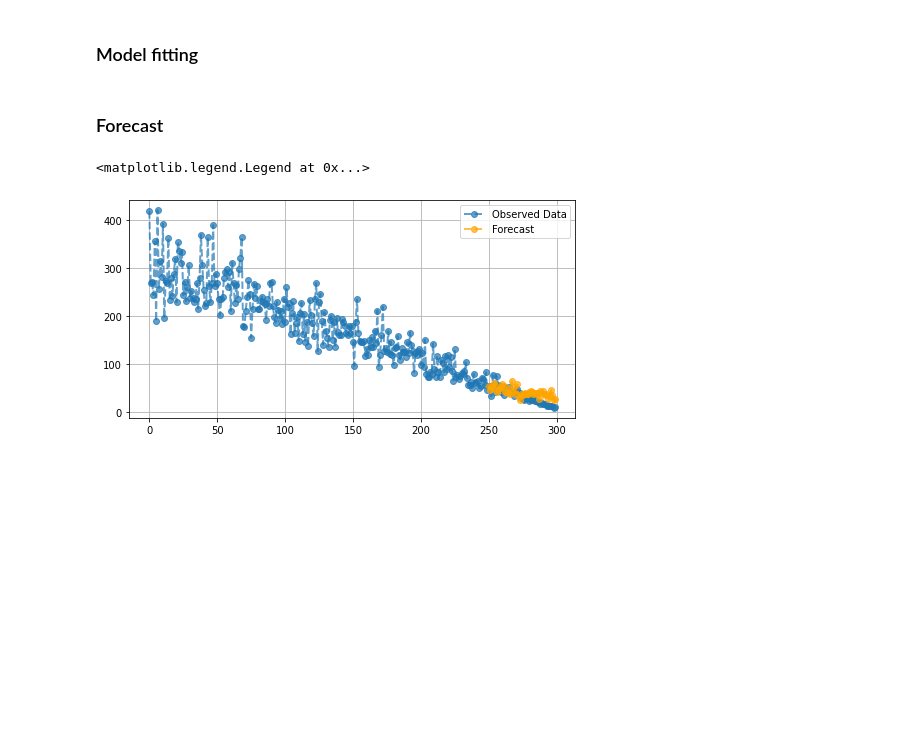
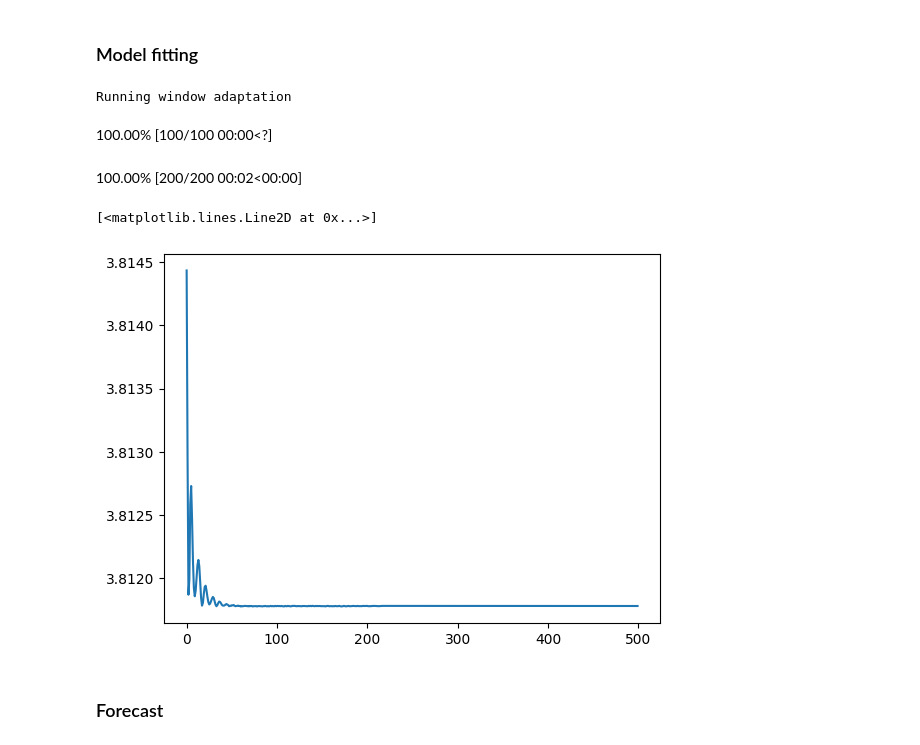
Before and after one commit to probml/sts-jax, a Jupyter notebook: sts_jax/structural_time_series/demos/sts_poisson_demo.ipynb, the cells around one changed output. Drawn from its saved outputs; the diff is of its cells as text; code cells hidden in the pictures; blank space fills up the shorter version.

```diff
--- a/sts_jax/structural_time_series/demos/sts_poisson_demo.ipynb
+++ b/sts_jax/structural_time_series/demos/sts_poisson_demo.ipynb
@@ -220,40 +89,22 @@ counts_predict = counts[-num_forecast_steps:]
 trend = sts.LocalLinearTrend()
 model = sts.StructuralTimeSeries([trend],
                                  obs_distribution='Poisson',
-                                 obs_time_series=counts_training)
+                                 obs_time_series=counts_training,
+                                 constant_offset=False)
 # %% [markdown]
 ### Model fitting
-# %%
-# Fit the model using HMC
-obs_time_series = counts_training
-key = jr.PRNGKey(0)
-sample_size = 200
-
-parameter_samples = model.fit_mle(key, sample_size, observed_time_series,
-                                  inputs=None, warmup_steps=200, num_integration_steps=10)
+# %%
+# Fit the model using HMC
+opt_param, _losses = model.fit_mle(counts_training, num_steps=500)
+param_samples, _log_probs = model.fit_hmc(
+    num_samples=200, obs_time_series=counts_training, initial_params=opt_param)
+
+plt.plot(_losses)
+# %% [output]
+Running window adaptation
+100.00% [100/100 00:00<?]
+100.00% [200/200 00:02<00:00]
+[<matplotlib.lines.Line2D at 0x...>]
+[figure, added]
 # %% [markdown]
 ### Forecast
-# %%
-forecasts = model.forecast(jr.PRNGKey(0), observed_time_series, parameter_samples, num_timesteps_forecast)
-forecast_means = jnp.median(jnp.squeeze(forecasts['means']), axis=0)
-CI = 90
-CI_interval = jnp.array([(100 - CI)/2, 100 - (100 - CI)/2])
-lower, upper = jnp.percentile(jnp.squeeze(forecasts['means']), CI_interval, axis=0)
-forecast_scale = jnp.std(jnp.squeeze(forecasts['means']), axis=0)
-
-# Plot the prediction
-time_steps = jnp.arange(num_timesteps)
-time_steps_forecast = time_steps[-num_timesteps_forecast:]
-
-fig = plt.figure(figsize=(8, 4))
-plt.plot(time_steps, observed_counts, lw=2, linestyle='--', marker='o',
-         alpha=0.7, label='Observed Data')
-plt.plot(time_steps_forecast, forecast_means, lw=2, linestyle='--', marker='o',
-         color='orange', alpha=0.7, label='Forecast')
-plt.fill_between(time_steps_forecast, lower, upper, color='orange', alpha=0.3)
-# plt.fill_between(time_steps_forecast, forecast_means-2*forecast_scale, forecast_means+2*forecast_scale, color='orange', alpha=0.3)
-plt.grid()
-plt.legend()
-# %% [output]
-<matplotlib.legend.Legend at 0x...>
-[figure, removed]
```
Also changed, not shown: parts of 23 cells of this notebook, 8 other files.
